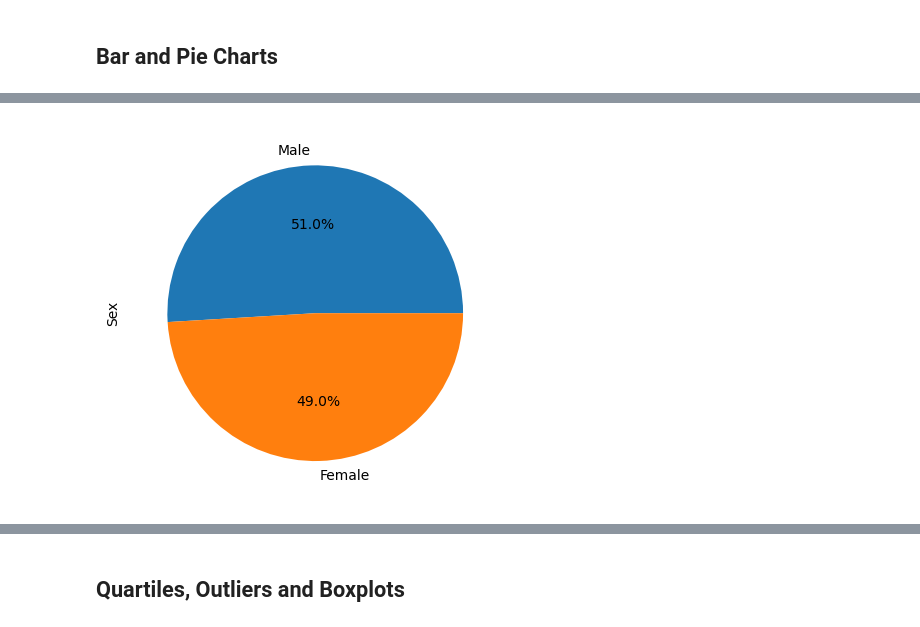
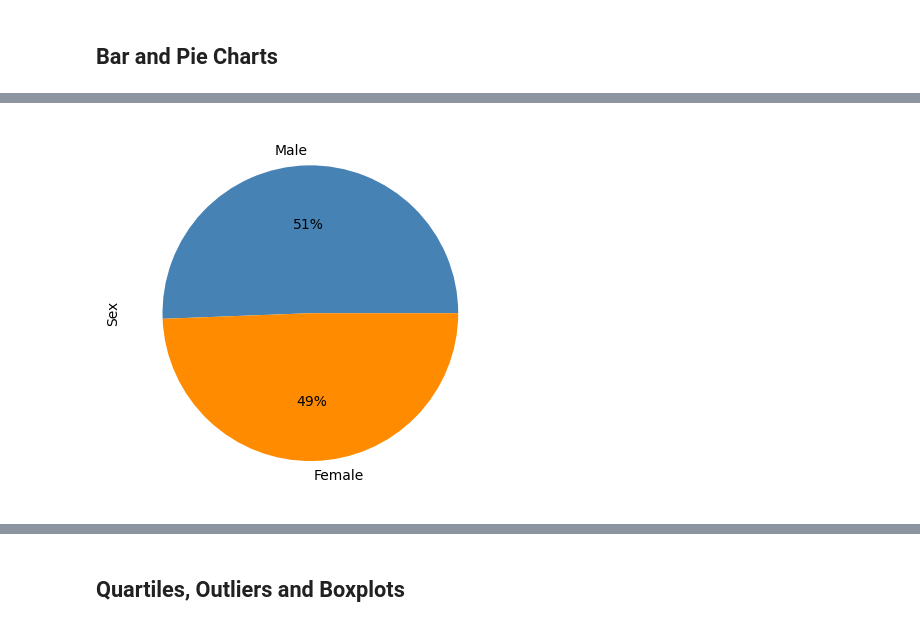
Before and after one commit to mhosseinf/Madule_5_Challenge_Data_Visualisation, a Jupyter notebook: Pymaceuticals/pymaceuticals_starter.ipynb, the cells around one changed output, grey strips where cells are left out. Saved outputs shown, nothing was run; the diff lists cells and outputs as text; code cells hidden in the pictures.

```diff
--- a/Pymaceuticals/pymaceuticals_starter.ipynb
+++ b/Pymaceuticals/pymaceuticals_starter.ipynb
@@ -153,0 +195,5 @@ summary_statistics
+# %%
+# Generate gender distribution
+
+gender_counts = combined_data['Sex'].value_counts()
+gender_counts
@@ -154,4 +211,7 @@ summary_statistics
 # %%
-# Generate a pie plot showing the distribution of female versus male mice using Pandas
+# Generate a pie plot showing the distribution of female versus male mice using pyplot
+plt.pie(gender_counts, labels=gender_counts.index, autopct='%0.0f%%', startangle=0, colors=['steelblue', 'darkorange'])
+plt.ylabel("Sex")
+plt.show()
 # %% [output]
-[figure, old version]
+[figure, new version]
```
Also changed, not shown: parts of 8 cells of this notebook.
